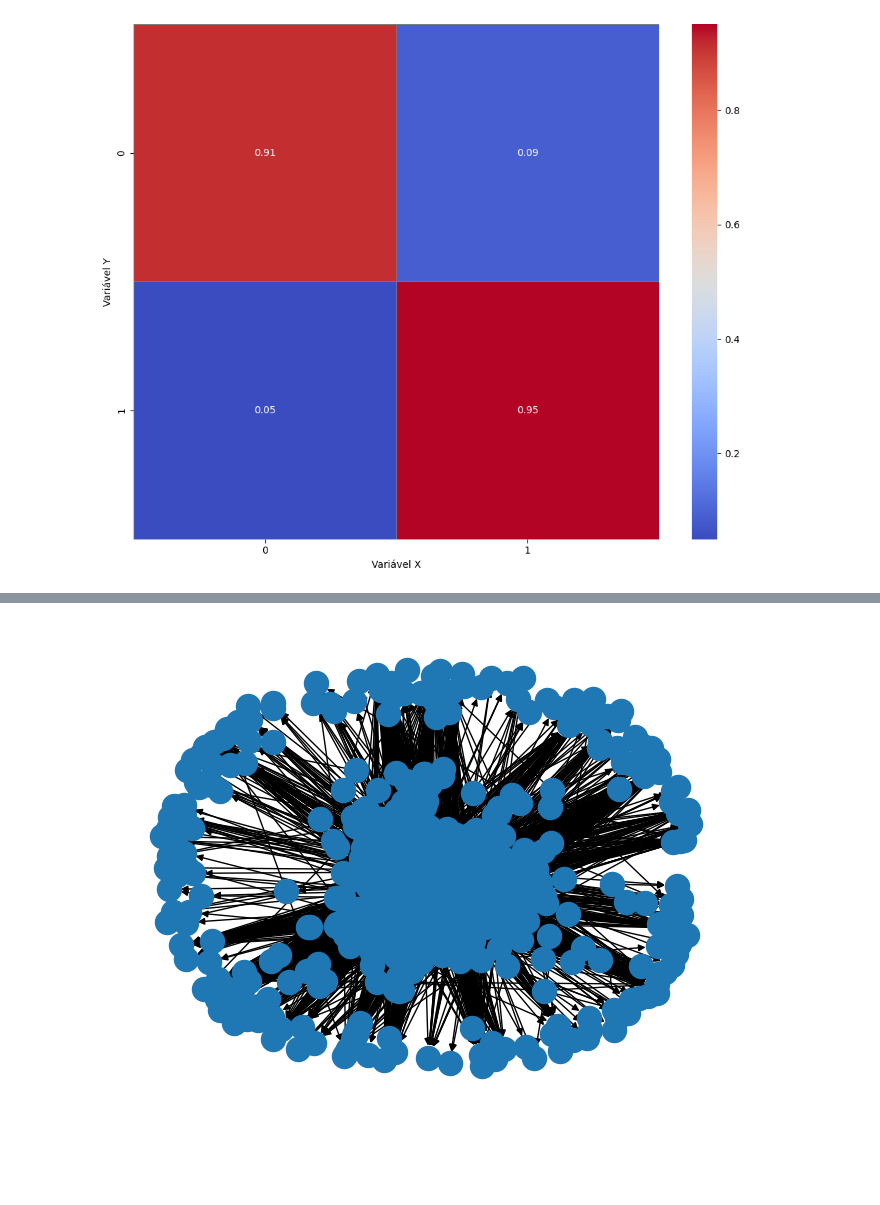
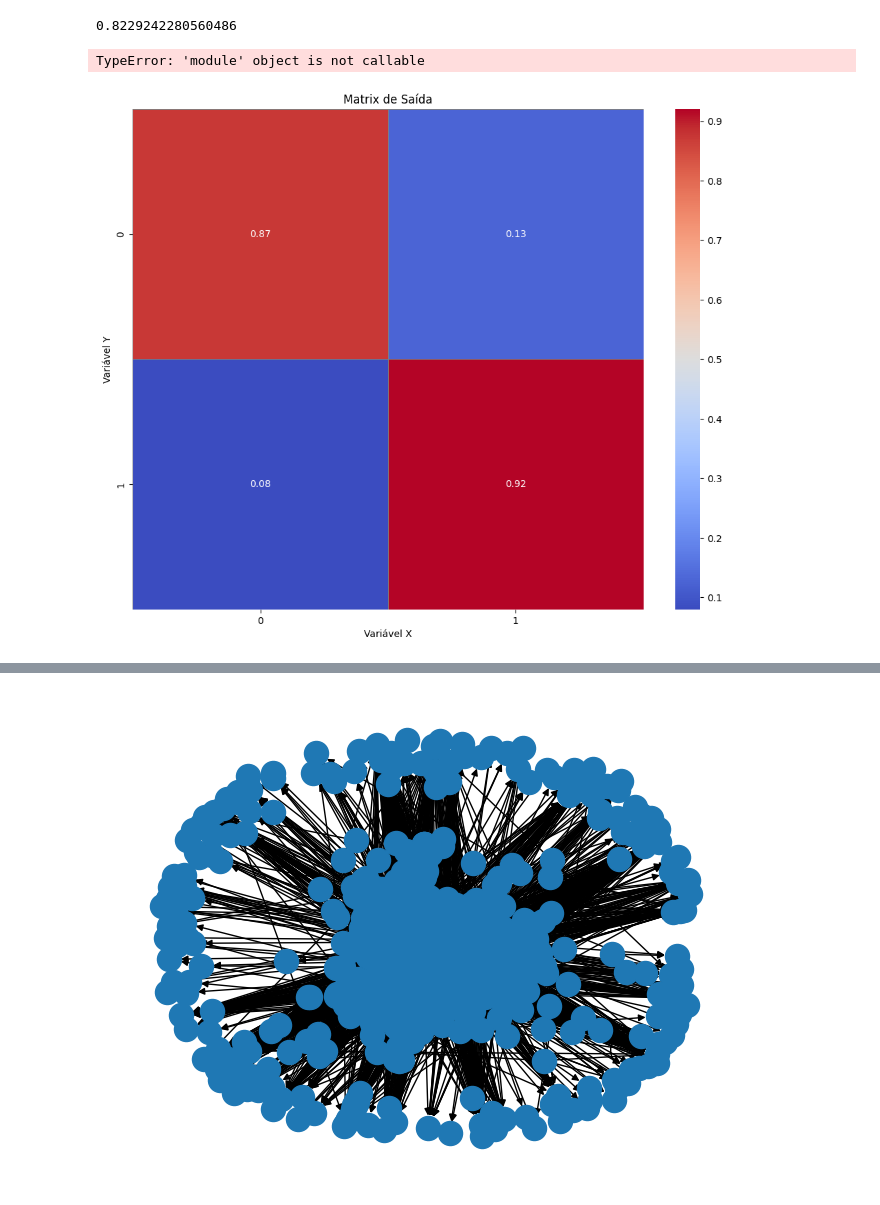
Before and after one commit to intcarlosmiguel/STCM, a Jupyter notebook: main.ipynb, the cells around one changed output, grey strips where cells are left out. Cells and saved outputs as stored; diff of their text form; code cells hidden in the pictures; blank space fills up the shorter version.

```diff
--- a/main.ipynb
+++ b/main.ipynb
@@ -132,7 +16,7 @@ G = apagar_nos_com_grau_zero(G)
 # %%
-def contar_ligacoes_in_por_categoria(grafo):
+def contar_ligacoes_out_por_categoria(grafo):
     """
-    Cria um vetor onde cada coluna representa o número de ligações de entrada
+    Cria um vetor onde cada coluna representa o número de ligações de saída
     que o nó tem com cada categoria de nós (peso 0 ou peso 1).
 
     Parâmetros:
@@ -148,32 +32,22 @@ def contar_ligacoes_in_por_categoria(grafo):
         ligacoes_com_peso_0 = 0
         ligacoes_com_peso_1 = 0
 
-        # Pega os nós que têm arestas direcionadas para o nó atual (in-degree)
-        nos_de_entrada = grafo.predecessors(no)
+        # Pega os nós que têm arestas direcionadas a partir do nó atual (out-degree)
+        nos_de_saida = grafo.successors(no)
 
-        # Conta quantas ligações de entrada vêm de nós com peso 0 ou 1
-        for predecessor in nos_de_entrada:
-            peso_predecessor = grafo.nodes[predecessor].get('weight', None)
-            if peso_predecessor == 0:
+        # Conta quantas ligações de saída vão para nós com peso 0 ou 1
+        for sucessor in nos_de_saida:
+            peso_sucessor = grafo.nodes[sucessor].get('weight', None)
+            if peso_sucessor == 0:
                 ligacoes_com_peso_0 += 1
-            elif peso_predecessor == 1:
+            elif peso_sucessor == 1:
                 ligacoes_com_peso_1 += 1
 
         # Armazena o resultado no dicionário
         resultado[no] = (ligacoes_com_peso_0, ligacoes_com_peso_1)
 
     return np.array(list(resultado.values()))
-# %%
-def generate_distribution_byfaixas(contagem,faixas):
-
-    graus = np.sum(contagem,axis = 1)
-    contagem = contagem[graus>0]
-    faixas = faixas[graus>0]
-    graus = graus[graus>0]
-    B = contagem/(np.sum(contagem,axis = 1)[:, np.newaxis])
-    B = [np.mean(B[faixas == i,:],axis = 0) for i in np.unique(faixas)]
-    return B
 # %%
-df = contar_ligacoes_in_por_categoria(G)
+df_out = contar_ligacoes_out_por_categoria(G)
 categorias = np.array([G.nodes[i]['weight'] for i in G.nodes])
 # %%
@@ -181,22 +55,32 @@ Matrix = generate_distribution_byfaixas(df,categorias)
+# %%
+nx.attribute_assortativity_coefficient(G,'weight')
+# %% [output]
+0.8229242280560486
+# %%
+nx.transitivity(G),nx.assortativity(G)
+# %% [output]
+TypeError: 'module' object is not callable
 # %%
 plt.figure(figsize=(10, 8))
+Matrix = generate_distribution_byfaixas(df_out,categorias)
 
 heatmap = sns.heatmap(Matrix,
                       annot=True,          # Adiciona os valores em cada célula
                       fmt=".2f",           # Formato dos números exibidos
                       cmap="coolwarm",      # Paleta de cores que vai do azul ao vermelho
                       #cbar_kws={'label': 'Escala de valores'},  # Legenda da barra de cores
                       linewidths=0.5,       # Largura das linhas entre as células
                       linecolor='gray')     # Cor das linhas
 
 # Título e rótulos
 plt.xlabel("Variável X")
 plt.ylabel("Variável Y")
 
 # Ajustes finais
 plt.tight_layout()
-np.savetxt('./input/multi_probability.txt',Matrix,fmt = '%f')
+plt.title("Matrix de Saída")
+#np.savetxt('./input/multi_probability.txt',Matrix,fmt = '%f')
 # Exibir o gráfico
 plt.show()
 # %% [output]
-[figure, old version]
+[figure, new version]
```
Also changed, not shown: parts of 9 cells of this notebook, 1 other file.
